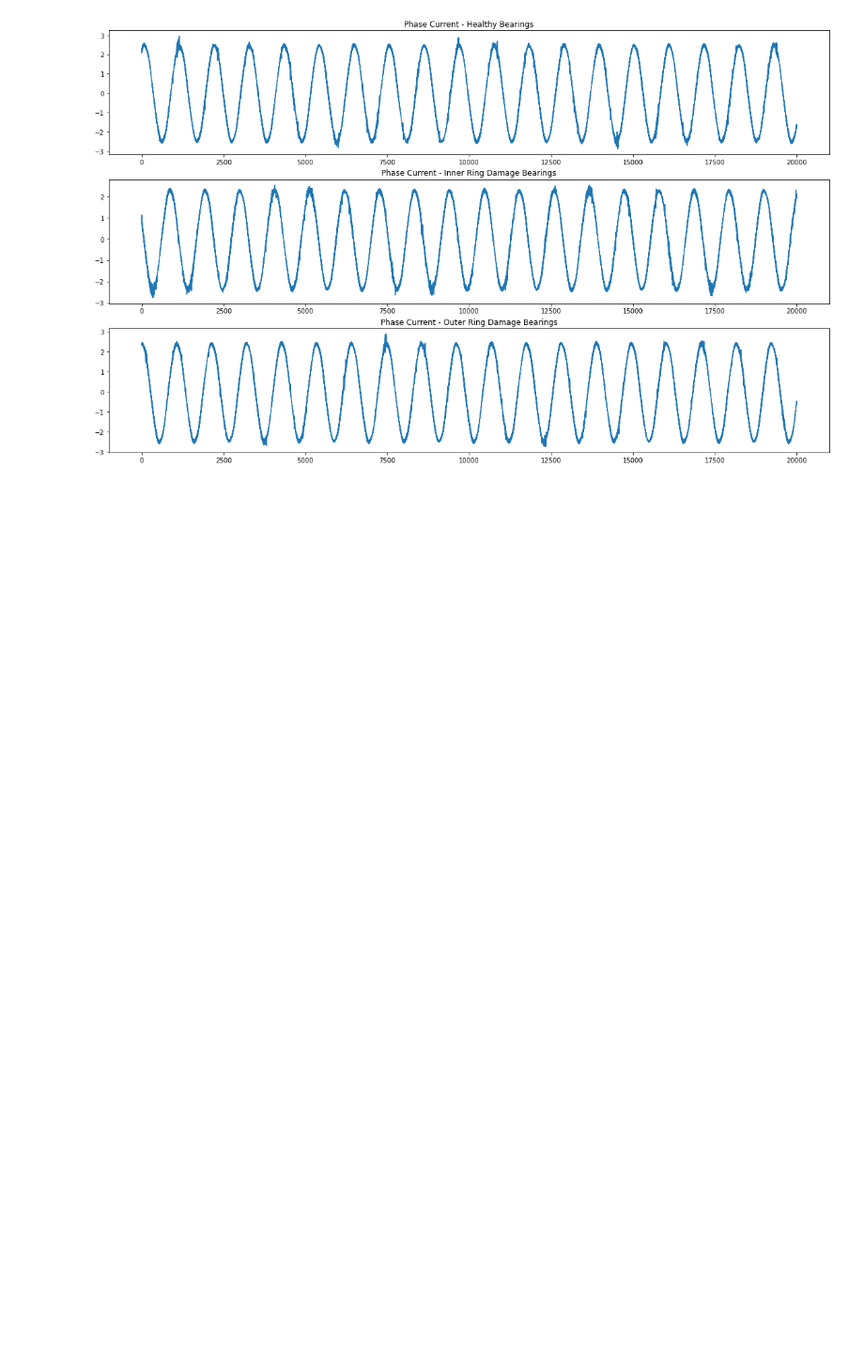
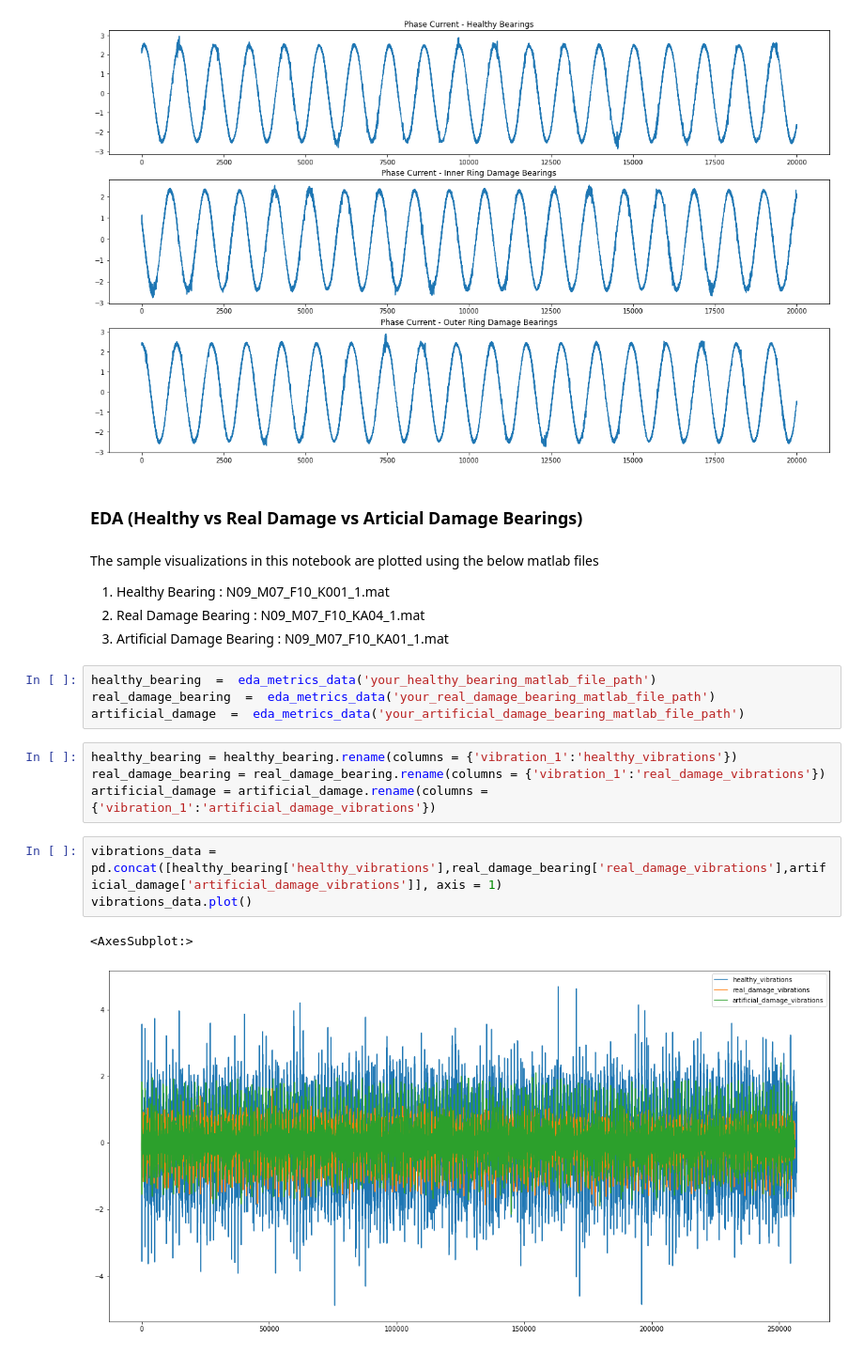
Before and after one commit to data-describe/awesome-data-science-models, a Jupyter notebook: iot-condition-monitoring/EDA/EDA_bearing_condition_monitoring.ipynb, the cells around one changed output. Shown at 94% size. Cells and saved outputs as stored; diff of their text form; blank space fills up the shorter version.

Commit message:
Adding more EDA to the jupyter notebook

```diff
--- a/iot-condition-monitoring/EDA/EDA_bearing_condition_monitoring.ipynb
+++ b/iot-condition-monitoring/EDA/EDA_bearing_condition_monitoring.ipynb
@@ -275,3 +274,25 @@ axs[1].title.set_text('Phase Current - Inner Ring Damage Bearings')
 axs[2].title.set_text('Phase Current - Outer Ring Damage Bearings')
 # %% [output]
 [figure]
+# %% [markdown]
+### EDA (Healthy vs Real Damage vs Articial Damage Bearings)
+# %% [markdown]
+The sample visualizations in this notebook are plotted using the below matlab files
+
+1. Healthy Bearing : N09_M07_F10_K001_1.mat
+2. Real Damage Bearing : N09_M07_F10_KA04_1.mat
+3. Artificial Damage Bearing : N09_M07_F10_KA01_1.mat
+# %%
+healthy_bearing  =  eda_metrics_data('your_healthy_bearing_matlab_file_path')
+real_damage_bearing  =  eda_metrics_data('your_real_damage_bearing_matlab_file_path')
+artificial_damage  =  eda_metrics_data('your_artificial_damage_bearing_matlab_file_path')
+# %%
+healthy_bearing = healthy_bearing.rename(columns = {'vibration_1':'healthy_vibrations'})
+real_damage_bearing = real_damage_bearing.rename(columns = {'vibration_1':'real_damage_vibrations'})
+artificial_damage = artificial_damage.rename(columns = {'vibration_1':'artificial_damage_vibrations'})
+# %%
+vibrations_data = pd.concat([healthy_bearing['healthy_vibrations'],real_damage_bearing['real_damage_vibrations'],artificial_damage['artificial_damage_vibrations']], axis = 1)
+vibrations_data.plot()
+# %% [output]
+<AxesSubplot:>
+[figure, added]
```
Also changed, not shown: parts of 13 cells of this notebook.
